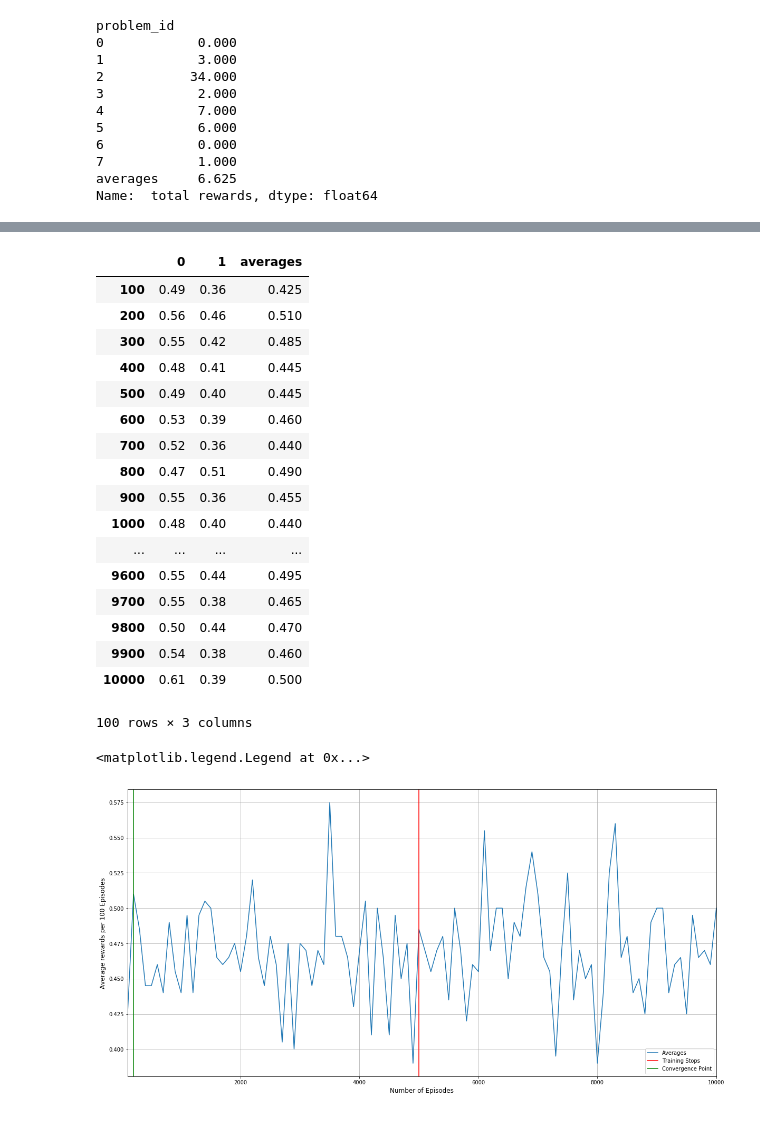
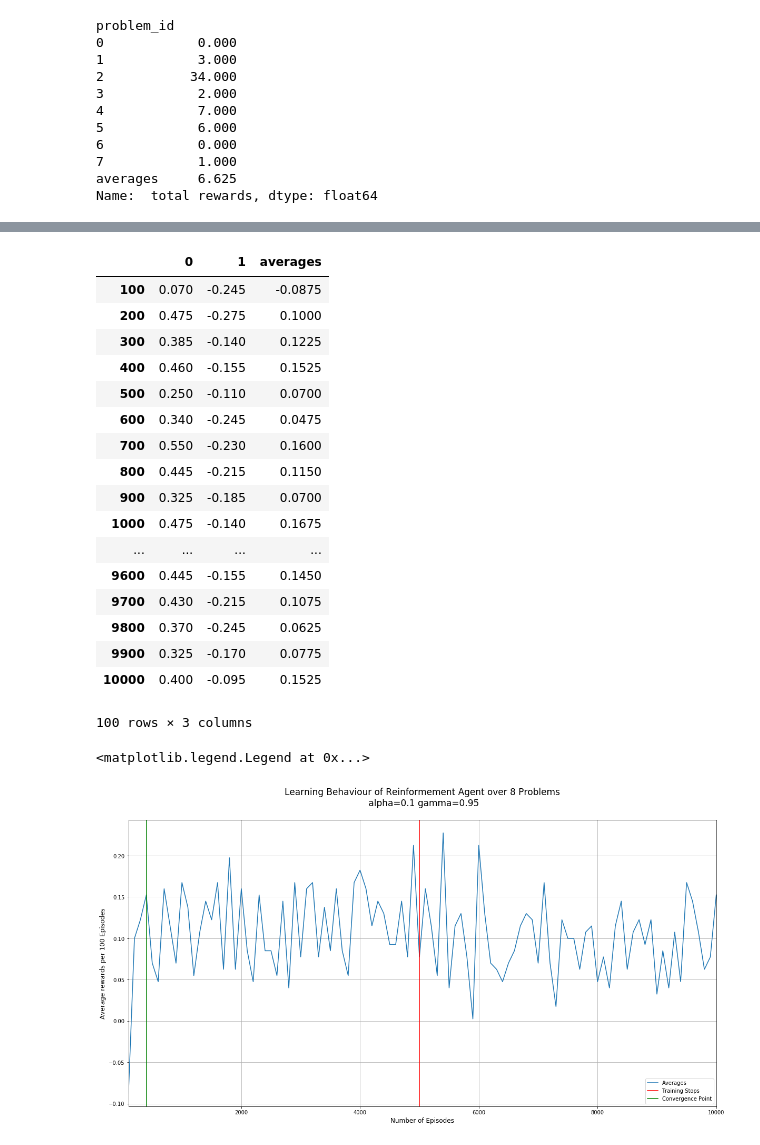
Before and after one commit to heatherlogan/Frozen-Lake, a Jupyter notebook: temp_analysis.ipynb, the cells around one changed output, grey strips where cells are left out. Cells and saved outputs as stored; diff of their text form; code cells hidden in the pictures.

```diff
--- a/temp_analysis.ipynb
+++ b/temp_analysis.ipynb
@@ -7,7 +7,7 @@ import seaborn as sns
 # %%
 def sort_df(df):
 
-    cols = [x*100 for x in range(1,501)]
+    cols = [x*100 for x in range(1,101)]
     df.columns = cols
 
     for col in cols:
@@ -351,4 +485,4 @@ avg_steps_to_reward.plot(kind='bar', figsize=(20,10))
 # %%
-random_df_4 = sort_df(pd.read_csv("output_tables/random_rewards_per_100_4x4.csv"))
-simple_df_4 = sort_df(pd.read_csv("output_tables/simple_rewards_per_100_4x4.csv"))
-rl_df_4 = sort_df(pd.read_csv("output_tables/rl_rewards_per_100_4x4.csv"))
+random_df_4 = sort_df(pd.read_csv("random_rewards_per_100_4x4-base.csv"))
+simple_df_4 = sort_df(pd.read_csv("simple_rewards_per_100_4x4-base.csv"))
+rl_df_4 = sort_df(pd.read_csv("rl_rewards_per_100_4x4-base.csv"))
@@ -380,35 +562,36 @@ Text(0, 0.5, 'Average rewards per 100 Episodes')
 rl_df_4
 # %% [output]
 |  | 0 | 1 | averages |
-| 100 | 0.49 | 0.36 | 0.425 |
-| 200 | 0.56 | 0.46 | 0.510 |
-| 300 | 0.55 | 0.42 | 0.485 |
-| 400 | 0.48 | 0.41 | 0.445 |
-| 500 | 0.49 | 0.40 | 0.445 |
-| 600 | 0.53 | 0.39 | 0.460 |
-| 700 | 0.52 | 0.36 | 0.440 |
-| 800 | 0.47 | 0.51 | 0.490 |
-| 900 | 0.55 | 0.36 | 0.455 |
-| 1000 | 0.48 | 0.40 | 0.440 |
+| 100 | 0.070 | -0.245 | -0.0875 |
+| 200 | 0.475 | -0.275 | 0.1000 |
+| 300 | 0.385 | -0.140 | 0.1225 |
+| 400 | 0.460 | -0.155 | 0.1525 |
+| 500 | 0.250 | -0.110 | 0.0700 |
+| 600 | 0.340 | -0.245 | 0.0475 |
+| 700 | 0.550 | -0.230 | 0.1600 |
+| 800 | 0.445 | -0.215 | 0.1150 |
+| 900 | 0.325 | -0.185 | 0.0700 |
+| 1000 | 0.475 | -0.140 | 0.1675 |
 | ... | ... | ... | ... |
-| 9600 | 0.55 | 0.44 | 0.495 |
-| 9700 | 0.55 | 0.38 | 0.465 |
-| 9800 | 0.50 | 0.44 | 0.470 |
-| 9900 | 0.54 | 0.38 | 0.460 |
-| 10000 | 0.61 | 0.39 | 0.500 |
+| 9600 | 0.445 | -0.155 | 0.1450 |
+| 9700 | 0.430 | -0.215 | 0.1075 |
+| 9800 | 0.370 | -0.245 | 0.0625 |
+| 9900 | 0.325 | -0.170 | 0.0775 |
+| 10000 | 0.400 | -0.095 | 0.1525 |
 100 rows × 3 columns
 # %%
 fig = plt.figure()
 ax = fig.add_subplot(111)
 
 
 ax = rl_df_4['averages'].plot(figsize=(20,10), label='Averages')
 ax.grid(True)
 plt.xlabel('Number of Episodes', fontsize=12)
 plt.ylabel('Average rewards per 100 Episodes',  fontsize=12)
 plt.axvline(x=5000, c='red', label='Training Stops')
-plt.axvline(x=200, c='green', label='Convergence Point')
+plt.axvline(x=400, c='green', label='Convergence Point')
+plt.title('Learning Behaviour of Reinformement Agent over 8 Problems\n alpha=0.1 gamma=0.95\n', fontsize=17)
 ax.legend(loc=4)
 # %% [output]
 <matplotlib.legend.Legend at 0x...>
-[figure, old version]
+[figure, new version]
```
Also changed, not shown: parts of 38 cells of this notebook, 42 other files.
